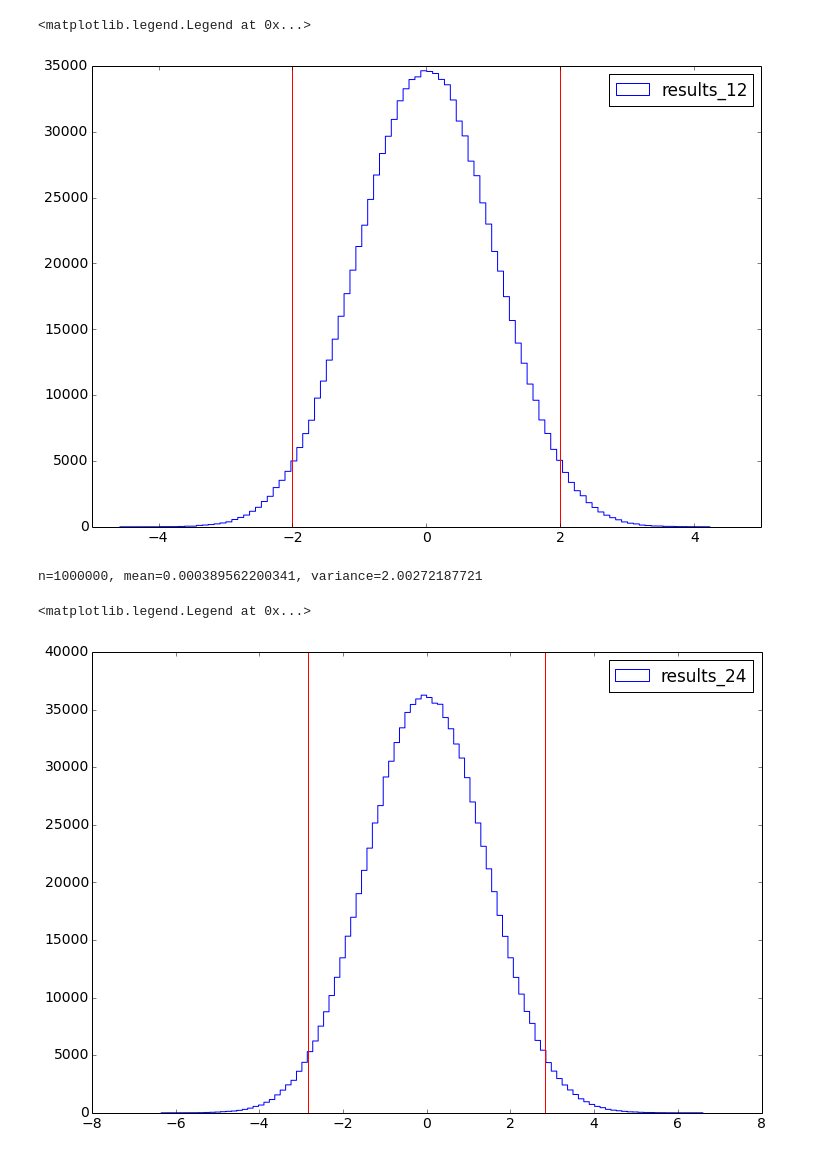
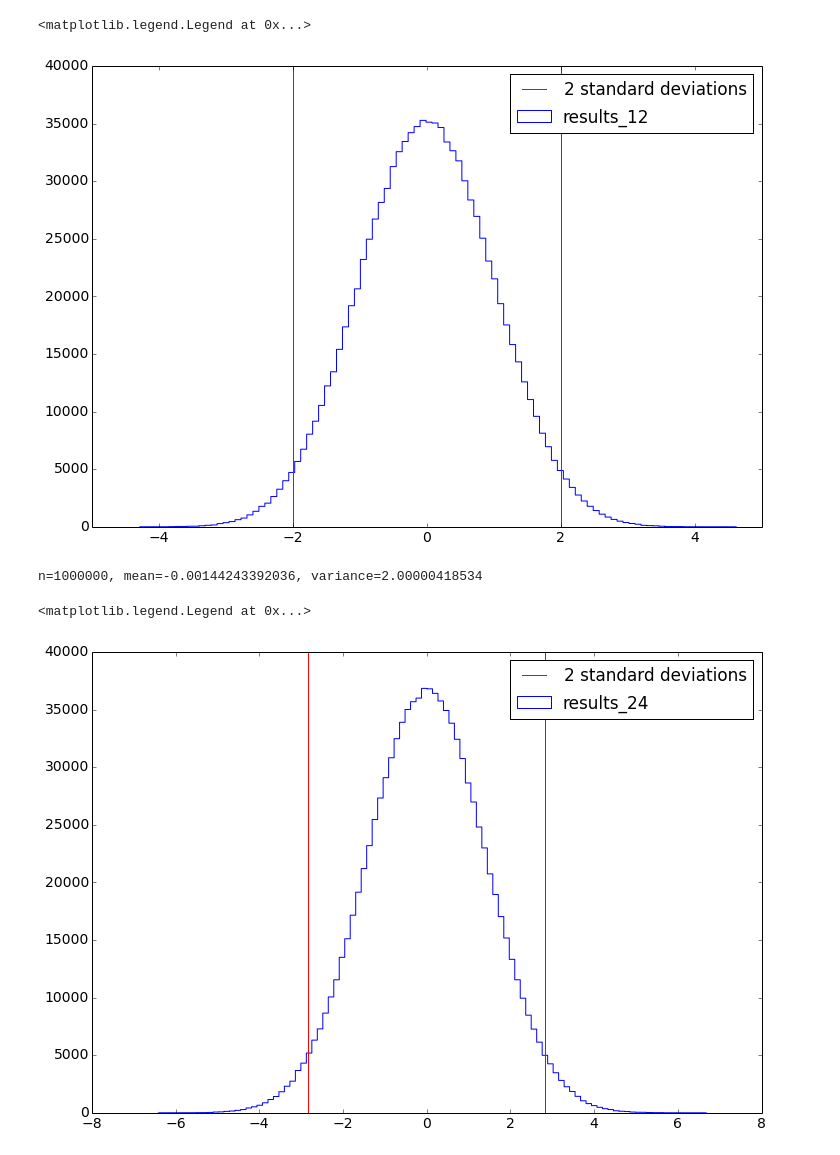
Before and after one commit to ronaldokun/Scientific-Computing, a Jupyter notebook: Nick Wilson 02-07-14 Segment 10.ipynb, the cells around one changed output. Saved outputs shown, nothing was run; the diff lists cells and outputs as text; code cells hidden in the pictures.

```diff
--- a/Nick Wilson 02-07-14 Segment 10.ipynb
+++ b/Nick Wilson 02-07-14 Segment 10.ipynb
@@ -16,22 +16,22 @@ n=1000000, mean=0.000217163886563, variance=1.00131517118
 # %%
 plt.hist(results_12, histtype='step', bins=100, label='results_12')
 expected_2_sd = 2
-plt.axvline(x=-expected_2_sd, color='red')
+plt.axvline(x=-expected_2_sd, color='red', label='2 standard deviations')
 plt.axvline(x=expected_2_sd, color='red')
 plt.legend()
 # %% [output]
 <matplotlib.legend.Legend at 0x...>
-[figure, old version]
+[figure, new version]
 # %%
 # Just checking the results also hold for n=24
 results_24 = run(24)
 print_results(results_24)
 plt.hist(results_24, histtype='step', bins=100, label='results_24')
 expected_2_sd = 2 * np.sqrt(2)
-plt.axvline(x=-expected_2_sd, color='red')
+plt.axvline(x=-expected_2_sd, color='red', label='2 standard deviations')
 plt.axvline(x=expected_2_sd, color='red')
 plt.legend()
 # %% [output]
-n=1000000, mean=0.000389562200341, variance=2.00272187721
+n=1000000, mean=-0.00144243392036, variance=2.00000418534
 <matplotlib.legend.Legend at 0x...>
-[figure, old version]
+[figure, new version]
```
Also changed, not shown: parts of 1 cell of this notebook.
